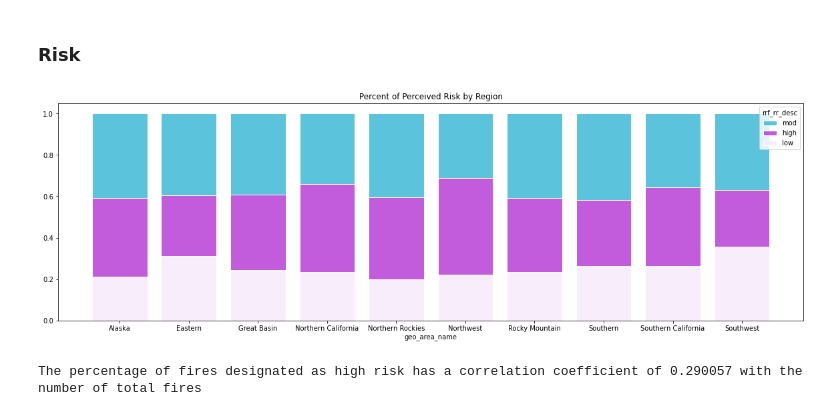
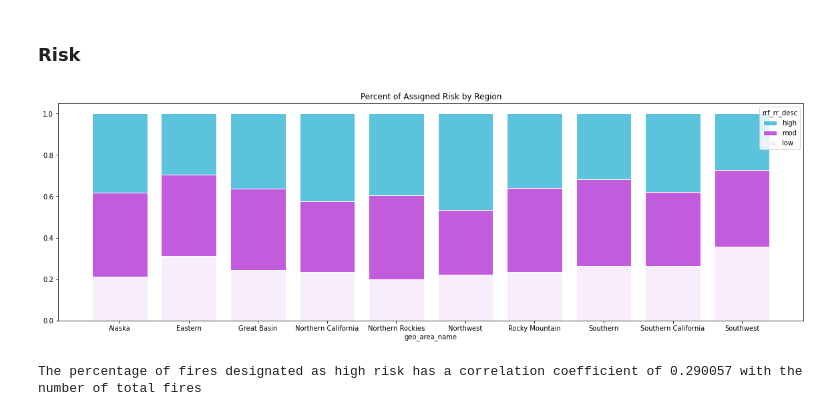
Before and after one commit to aidanwagers/Capstone-Fire-Text-Analysis, a Jupyter notebook: Product Notebook.ipynb, the cells around one changed output. Cells and saved outputs as stored; diff of their text form; code cells hidden in the pictures.

```diff
--- a/Product Notebook.ipynb
+++ b/Product Notebook.ipynb
@@ -191,13 +199,6 @@ for col in notes:
     temp[col] = temp[col].apply(lambda raw: " ".join([t.lower() for t in raw.split() if t.lower().isalpha() and t.lower() not in sw and t.lower() not in firestops]) if isinstance(raw, str) else "")
 # %%
 grouped_df2 = OARR.groupby('wfdss_risk')
-# %%
-def get_last_value(col):
-    unique_values = col.unique()
-    if len(unique_values) > 1:
-        return col.iloc[-1]
-    else:
-        return unique_values[0]
 # %%
 result_df = grouped_df2.apply(lambda group: group.apply(get_last_value))
 
@@ -641,32 +576,37 @@ Feature: easily, Coefficient: 1.7273042691177096
 # %%
 df_grouped = data.groupby(['geo_area_name', 'rrf_rr_desc']).size().reset_index(name='count')
 
 region_total = df_grouped.groupby('geo_area_name')['count'].sum()
 df_merged = pd.merge(df_grouped, region_total, left_on='geo_area_name', right_index=True, suffixes=('', '_total'))
 df_merged['percent'] = df_merged['count'] / df_merged['count_total']
 df_result = df_merged[['count', 'geo_area_name', 'rrf_rr_desc', 'percent']].sort_values(['geo_area_name', 'count'], ascending=[True, False])
 
+custom_order = ['high', 'mod', 'low']
+
+# Reorder the 'rrf_rr_desc' column based on the custom order
+df_result['rrf_rr_desc'] = pd.Categorical(df_result['rrf_rr_desc'], categories=custom_order, ordered=True)
+
+# Plot the stacked histogram
 ax = sns.histplot(
     df_result,
     x='geo_area_name',
     weights='percent',
     hue='rrf_rr_desc',
     multiple='stack',
     palette=['#24b1d1', '#ae24d1','#f6e9fa','#47d124'],
-    # Add white borders to the bars.
     edgecolor='white',
-    # Shrink the bars a bit so they don't touch.
     shrink=0.8
 )
 
-ax.set_title('Percent of Perceived Risk by Region')
-# Remove 'Count' ylabel.
+ax.set_title('Percent of Assigned Risk by Region')
 ax.set_ylabel(None)
 
 fig = ax.get_figure()
 fig.set_size_inches(20, 6)
+
+plt.show()
 # %% [output]
-[figure, old version]
+[figure, new version]
 # %%
 df_result['total_fire'] = df_result.groupby('geo_area_name')['count'].transform('sum')
 df3 = df_result[df_result['rrf_rr_desc'] == ("high")]
```
Also changed, not shown: parts of 128 cells of this notebook.
